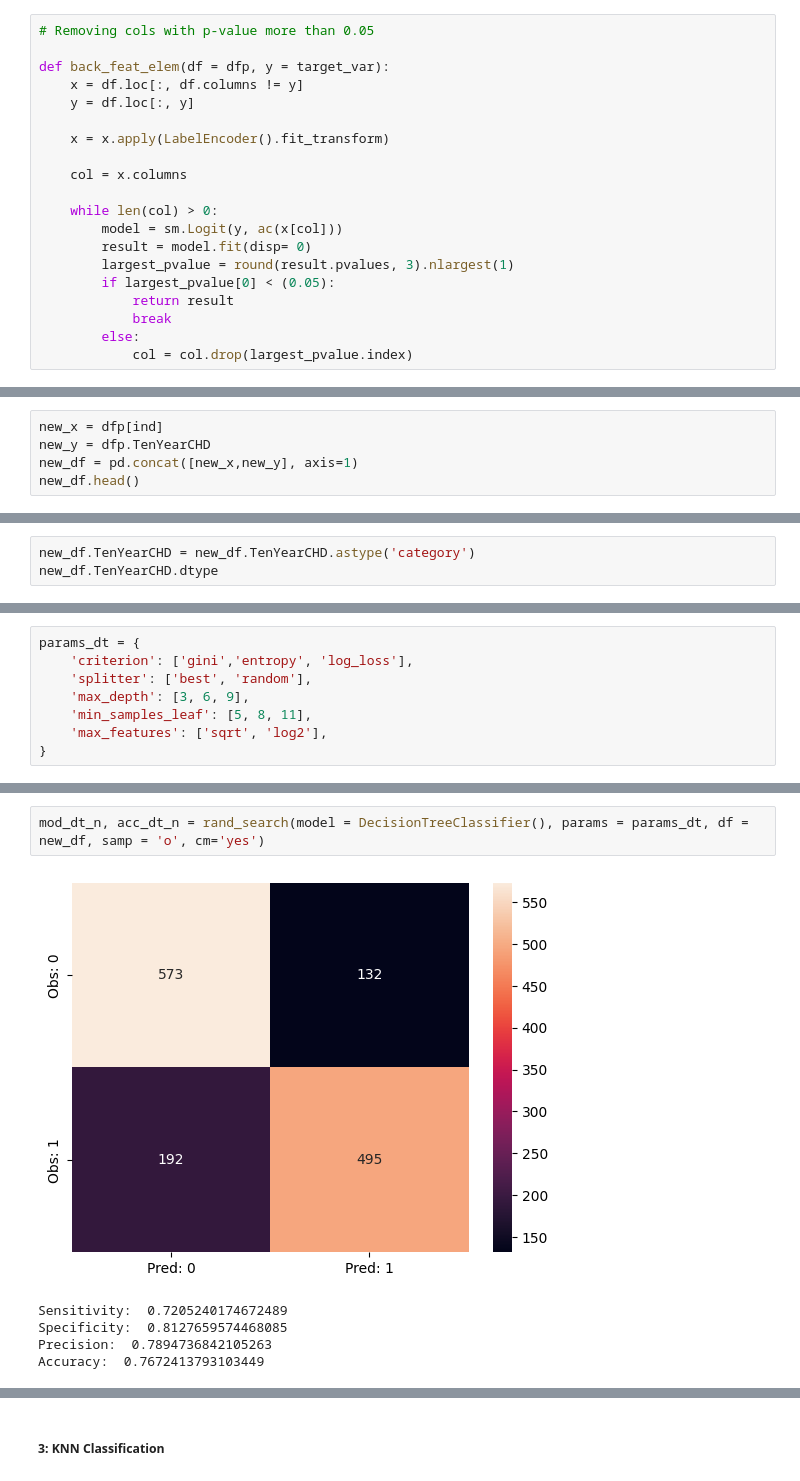
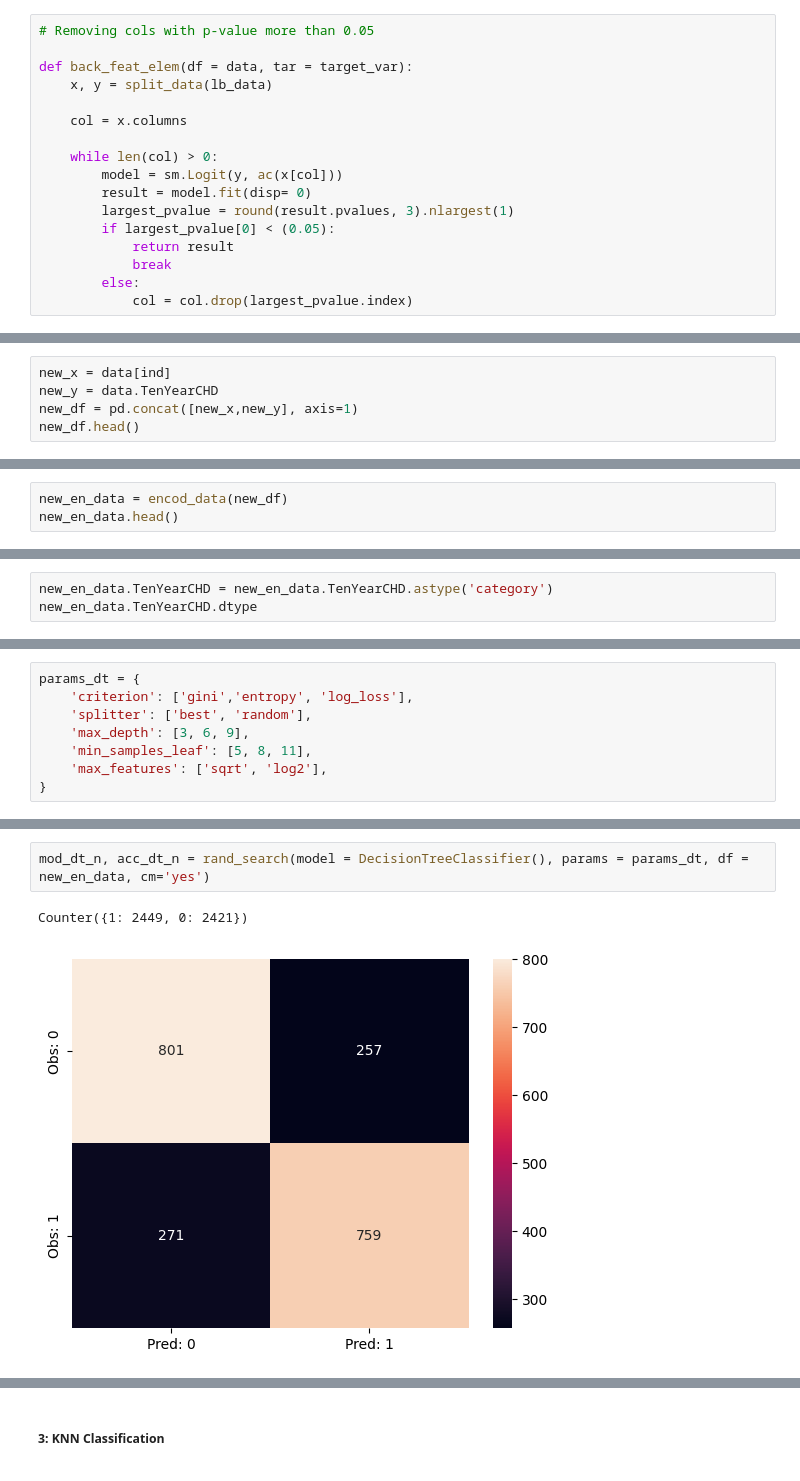
Before and after one commit to Dhruv-Chandra/Heart-Patients, a Jupyter notebook: Heart Patients.ipynb, the cells around one changed output, grey strips where cells are left out. Cells and saved outputs as stored; diff of their text form.

```diff
--- a/Heart Patients.ipynb
+++ b/Heart Patients.ipynb
@@ -435,11 +439,8 @@ heartRate           0.0002      0.004      0.043      0.966      -0.008       0.
 # %%
 # Removing cols with p-value more than 0.05
 
-def back_feat_elem(df = dfp, y = target_var):
-    x = df.loc[:, df.columns != y]
-    y = df.loc[:, y]
-
-    x = x.apply(LabelEncoder().fit_transform)
+def back_feat_elem(df = data, tar = target_var):
+    x, y = split_data(lb_data)
 
     col = x.columns
 
@@ -480,8 +483,8 @@ ind
 # %% [output]
 ['male', 'age', 'cigsPerDay', 'diabetes', 'sysBP']
 # %%
-new_x = dfp[ind]
-new_y = dfp.TenYearCHD
+new_x = data[ind]
+new_y = data.TenYearCHD
 new_df = pd.concat([new_x,new_y], axis=1)
 new_df.head()
 # %% [output]
@@ -493,0 +497,3 @@ new_df.head()
+# %%
+new_en_data = encod_data(new_df)
+new_en_data.head()
@@ -530,8 +597,8 @@ The Accuracy is very low, So lets try other models.
 # %% [markdown]
 ##### 2: Decision Tree Classifier
 # %%
-new_df.TenYearCHD = new_df.TenYearCHD.astype('category')
-new_df.TenYearCHD.dtype
+new_en_data.TenYearCHD = new_en_data.TenYearCHD.astype('category')
+new_en_data.TenYearCHD.dtype
 # %% [output]
 CategoricalDtype(categories=[0, 1], ordered=False)
 # %%
@@ -553,8 +625,5 @@ Accuracy:  0.7535919540229885
 # %%
-mod_dt_n, acc_dt_n = rand_search(model = DecisionTreeClassifier(), params = params_dt, df = new_df, samp = 'o', cm='yes')
+mod_dt_n, acc_dt_n = rand_search(model = DecisionTreeClassifier(), params = params_dt, df = new_en_data, cm='yes')
 # %% [output]
+Counter({1: 2449, 0: 2421})
-[figure, old version]
+[figure, new version]
-Sensitivity:  0.7205240174672489
-Specificity:  0.8127659574468085
-Precision:  0.7894736842105263
-Accuracy:  0.7672413793103449
```
Also changed, not shown: parts of 74 cells of this notebook, 3 other files.
